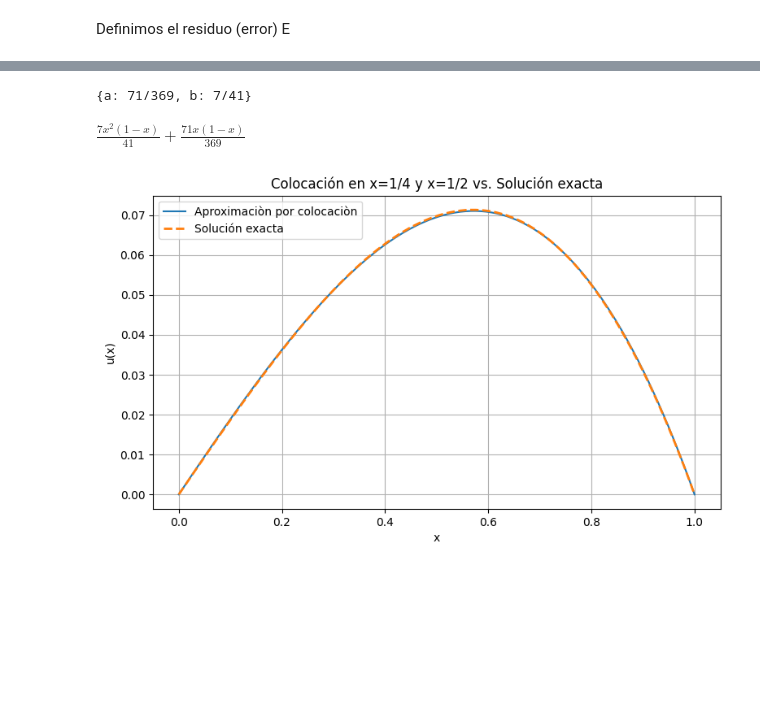
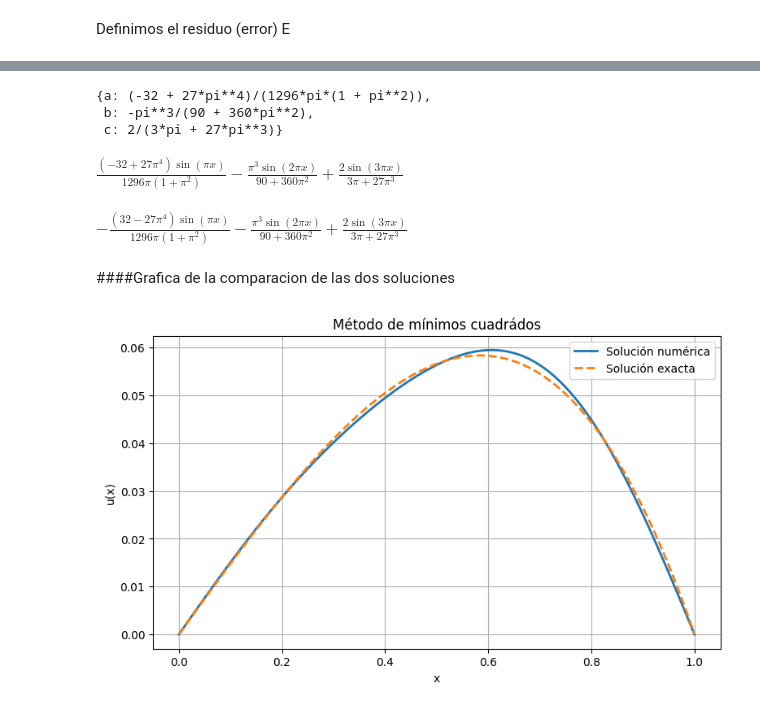
Before and after one commit to CAMI2-bit/Ecuaciones-diferenciales-parciales, a Jupyter notebook: Metodo_Galerkin.ipynb, the cells around one changed output, grey strips where cells are left out. Cells and saved outputs as stored; diff of their text form; code cells hidden in the pictures; blank space fills up the shorter version.

```diff
--- a/Metodo_Galerkin.ipynb
+++ b/Metodo_Galerkin.ipynb
@@ -21,3 +81,15 @@ u_2 = a*x*(1-x) + b*x**2*(1-x)
+# %%
+a, b, c = sp.symbols('a b c')
+
+#Función de prueba u_n(x) que cumple u(0)=u(1)=0
+
+#Se definen los coeficiontes desconocidos
+
+u_2 = (
+    a * sp.sin(sp.pi * x)
+  + b * sp.sin(2 * sp.pi * x)
+  + c * sp.sin(3 * sp.pi * x)
+)
 # %%
 u_2
 # %% [output]
@@ -25,9 +97,10 @@ $\displaystyle a x \left(1 - x\right) + b x^{2} \left(1 - x\right)$
 # %% [markdown]
 Definimos el residuo (error) E
 # %%
+#Calculo la segunda derivada
 u_2_d_2 = sp.diff(u_2, x, 2)
 
-E = u_2_d_2 + u_2
+E = u_2_d_2 - u_2 + x
 # %%
 E
 # %% [output]
@@ -41,6 +122,7 @@ ss
 # %%
 I_1 = sp.integrate(E*x*(1-x), (x, 0, 1))
 I_2 = sp.integrate(E*x**2*(1-x), (x, 0, 1))
+I_3 = sp.integrate(E * sp.sin(3 * sp.pi * x), (x, 0, 1))
 # %%
 I_1
 # %% [output]
@@ -52,37 +140,36 @@ $\displaystyle - \frac{3 a}{20} - \frac{13 b}{105} + \frac{1}{20}$
 # %%
-soleq = sp.solve([I_1, I_2], [a, b], simplify=True) #para igualar a 0
+soleq = sp.solve([I_1, I_2, I_3], [a, b, c], simplify=True)
 soleq
 # %% [output]
-{a: 71/369, b: 7/41}
+{a: (-32 + 27*pi**4)/(1296*pi*(1 + pi**2)),
+ b: -pi**3/(90 + 360*pi**2),
+ c: 2/(3*pi + 27*pi**3)}
 # %%
 u_approx = u_2.subs(soleq)
 u_approx
 # %% [output]
-$\displaystyle \frac{7 x^{2} \left(1 - x\right)}{41} + \frac{71 x \left(1 - x\right)}{369}$
+$\displaystyle \frac{\left(-32 + 27 \pi^{4}\right) \sin{\left(\pi x \right)}}{1296 \pi \left(1 + \pi^{2}\right)} - \frac{\pi^{3} \sin{\left(2 \pi x \right)}}{90 + 360 \pi^{2}} + \frac{2 \sin{\left(3 \pi x \right)}}{3 \pi + 27 \pi^{3}}$
+# %%
+u_approx.simplify()
+# %% [output]
+$\displaystyle - \frac{\left(32 - 27 \pi^{4}\right) \sin{\left(\pi x \right)}}{1296 \pi \left(1 + \pi^{2}\right)} - \frac{\pi^{3} \sin{\left(2 \pi x \right)}}{90 + 360 \pi^{2}} + \frac{2 \sin{\left(3 \pi x \right)}}{3 \pi + 27 \pi^{3}}$
 # %%
 u_approx_fn = sp.lambdify(x, u_approx, 'numpy')
+# %% [markdown]
+####Grafica de la comparacion de las dos soluciones
 # %%
-xx=np.linspace(0,1,100)
-
-# Define the symbolic exact solution with boundary conditions u(0)=0, u(1)=0
-u_exact_sym = (1/sp.sin(1))*sp.sin(x) - x
-
-# Lambdify the exact solution for numerical evaluation
-u_exact_fn = sp.lambdify(x, u_exact_sym, 'numpy')
-
-# Calculate the y-values for the exact solution
-yy = u_exact_fn(xx)
+#Solución analítica y numérica
+xx = np.linspace(0, 1, 100)
 
 plt.figure(figsize=(9,5))
-plt.plot(xx,u_approx_fn(xx),label="Aproximaciòn por colocaciòn")
-plt.plot(xx, yy, "--", label="Solución exacta",linewidth=2)  # Fixed syntax and used defined yy
+plt.plot(xx, u_approx_fn(xx), label="Solución numérica", linewidth=2)
+plt.plot(xx, yy, "--", label="Solución exacta", linewidth=2)
 
-
-plt.title("Colocación en x=1/4 y x=1/2 vs. Solución exacta")
+plt.title("Método de mínimos cuadrádos")
 plt.xlabel("x")
 plt.ylabel("u(x)")
 plt.grid(True)
 plt.legend()
 plt.show()
 # %% [output]
-[figure, old version]
+[figure, new version]
```
Also changed, not shown: parts of 32 cells of this notebook.
